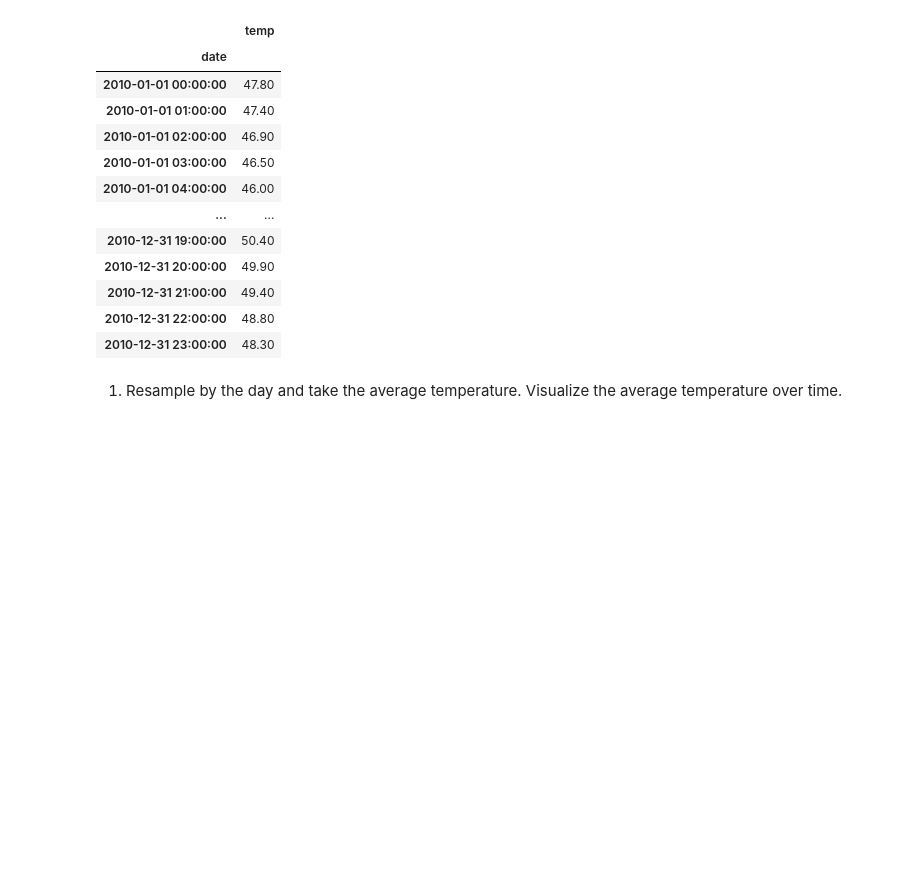
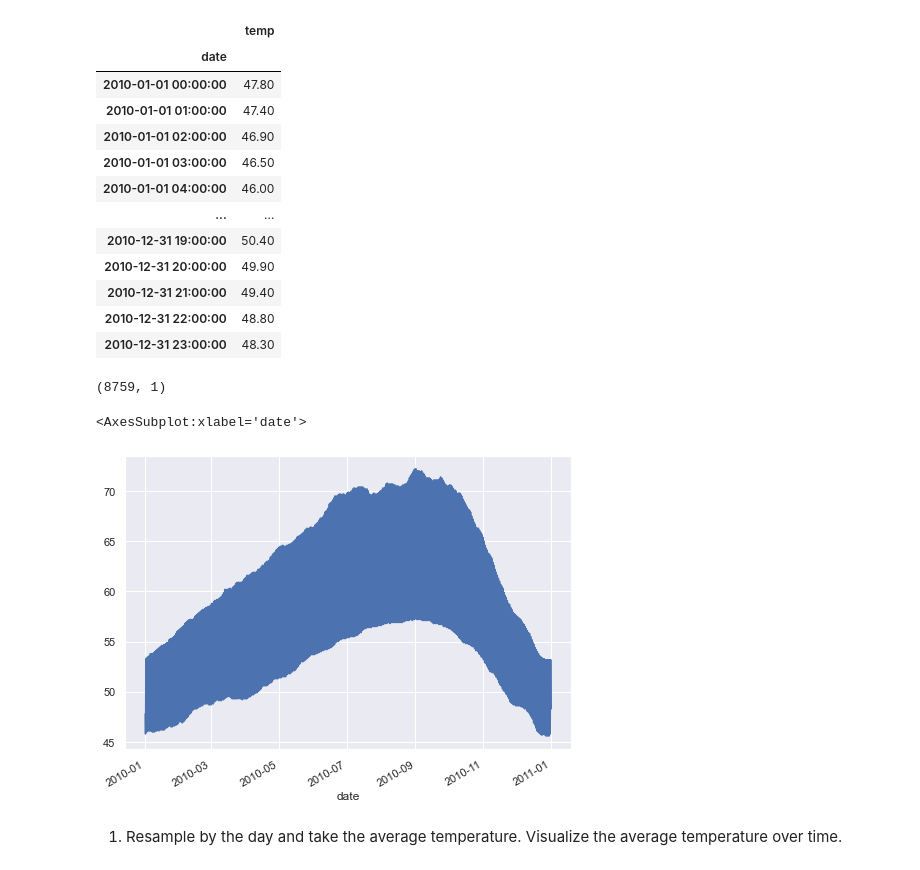
Before and after one commit to Jared-Godar/time-series-exercises, a Jupyter notebook: time_series_exercises.ipynb, the cells around one changed output. Cells and saved outputs as stored; diff of their text form; code cells hidden in the pictures; blank space fills up the shorter version.

```diff
--- a/time_series_exercises.ipynb
+++ b/time_series_exercises.ipynb
@@ -81,6 +93,15 @@ See Full Dataframe in Mito
 | 2010-12-31 21:00:00 | 49.40 |
 | 2010-12-31 22:00:00 | 48.80 |
 | 2010-12-31 23:00:00 | 48.30 |
+# %%
+df.shape
+# %% [output]
+(8759, 1)
+# %%
+df.temp.plot()
+# %% [output]
+<AxesSubplot:xlabel='date'>
+[figure, added]
 # %% [markdown]
 1. Resample by the day and take the average temperature. Visualize the average
    temperature over time.
```
Also changed, not shown: parts of 46 cells of this notebook.
